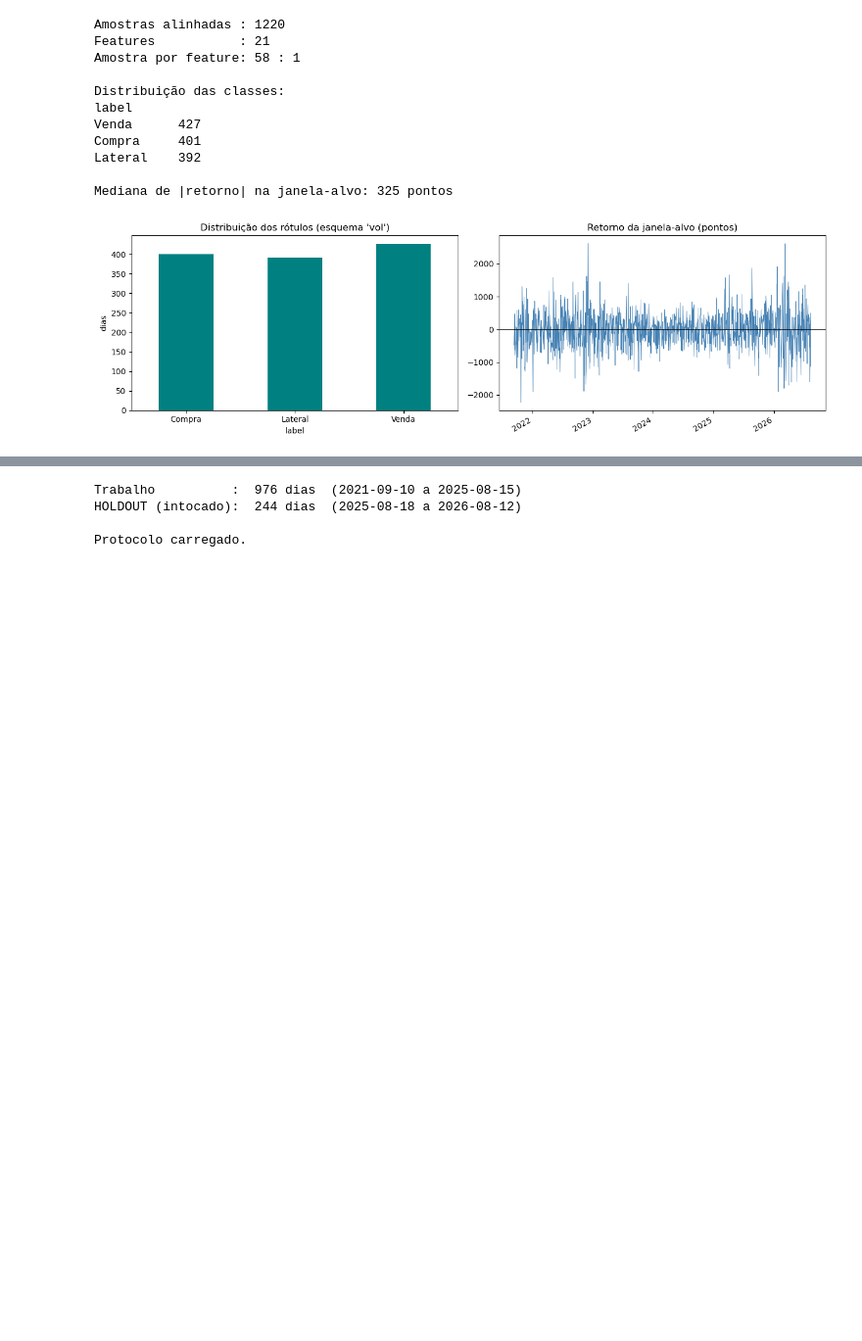
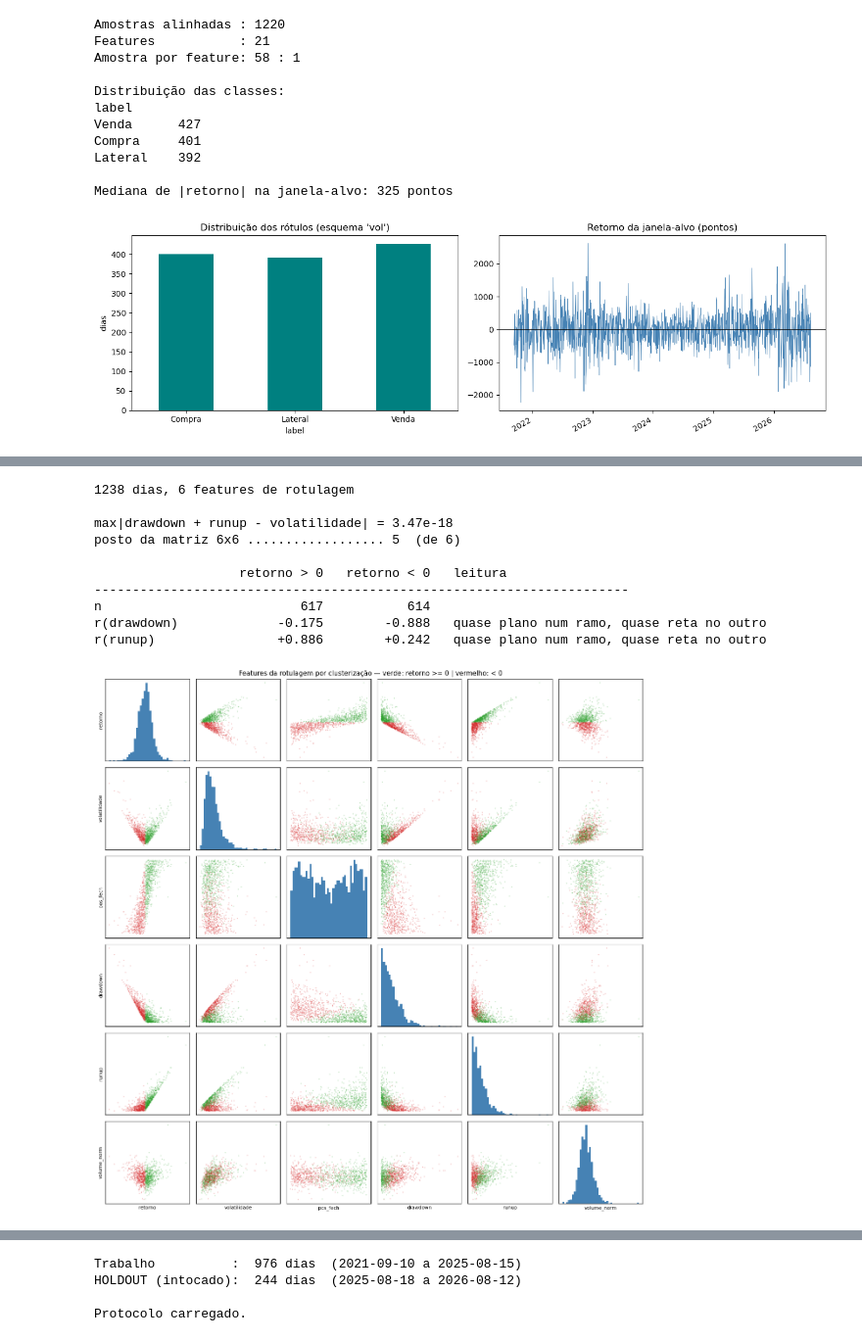
Before and after one commit to marcospontoexe/IA, a Jupyter notebook: predição do mini índice/classificação/classificação Compra-Lateral-Venda do WIN M5.ipynb, the cells around one changed output, grey strips where cells are left out. Shown at 98% size. Drawn from its saved outputs; the diff is of its cells as text; code cells hidden in the pictures; blank space fills up the shorter version.

```diff
--- a/predição do mini índice/classificação/classificação Compra-Lateral-Venda do WIN M5.ipynb
+++ b/predição do mini índice/classificação/classificação Compra-Lateral-Venda do WIN M5.ipynb
@@ -2284,0 +2415,64 @@ Mediana de |retorno| na janela-alvo: 325 pontos
+# %%
+# As 6 features da ideia de rotulagem por clusterização, medidas na janela-alvo.
+# Elas não entram no modelo — a ideia foi abandonada. Reconstruo aqui só para
+# verificar a geometria que fez o K-Means enxergar "estrutura".
+from scipy.stats import pearsonr
+from sklearn.preprocessing import StandardScaler   # ainda não importado nesta altura
+
+_g = df.between_time(*JANELA_ALVO).resample("D").agg(
+    ab=("Abertura", "first"), fe=("Fechamento", "last"),
+    mx=("Maxima", "max"), mn=("Minima", "min"), vol=("Volume_Real", "sum")).dropna()
+
+L = pd.DataFrame(index=_g.index)
+L["retorno"]      = (_g.fe - _g.ab) / _g.ab
+L["volatilidade"] = (_g.mx - _g.mn) / _g.ab
+L["pos_fech"]     = (_g.fe - _g.mn) / (_g.mx - _g.mn)
+L["drawdown"]     = (_g.ab - _g.mn) / _g.ab
+L["runup"]        = (_g.mx - _g.ab) / _g.ab
+L["volume_norm"]  = _g.vol / _g.vol.rolling(20, min_periods=5).mean()
+L = L.dropna()
+
+print(f"{len(L)} dias, {L.shape[1]} features de rotulagem\n")
+print(f"max|drawdown + runup - volatilidade| = "
+      f"{(L.drawdown + L.runup - L.volatilidade).abs().max():.2e}")
+print(f"posto da matriz {L.shape[1]}x{L.shape[1]} .................. "
+      f"{np.linalg.matrix_rank(StandardScaler().fit_transform(L))}  (de {L.shape[1]})\n")
+
+pos, neg = L.retorno > 0, L.retorno < 0
+print(f"{'':<16}{'retorno > 0':>14}{'retorno < 0':>14}   leitura")
+print("-" * 70)
+print(f"{'n':<16}{pos.sum():>14}{neg.sum():>14}")
+for f in ("drawdown", "runup"):
+    a, b = pearsonr(L.retorno[pos], L[f][pos])[0], pearsonr(L.retorno[neg], L[f][neg])[0]
+    print(f"{'r(' + f + ')':<16}{a:>+14.3f}{b:>+14.3f}   "
+          f"{'quase plano num ramo, quase reta no outro'}")
+
+# o pair plot das 6
+cols = list(L.columns)
+fig, eixos = plt.subplots(len(cols), len(cols), figsize=(13, 13))
+cor = np.where(L.retorno >= 0, "tab:green", "tab:red")
+for i, a in enumerate(cols):
+    for j, b in enumerate(cols):
+        ax = eixos[i, j]
+        if i == j:
+            ax.hist(L[a], bins=40, color="steelblue")
+        else:
+            ax.scatter(L[b], L[a], s=3, alpha=0.3, c=cor, linewidths=0)
+        ax.set_xticks([]); ax.set_yticks([])
+        if j == 0: ax.set_ylabel(a, fontsize=8)
+        if i == len(cols) - 1: ax.set_xlabel(b, fontsize=8)
+fig.suptitle("Features da rotulagem por clusterização — verde: retorno >= 0 | vermelho: < 0",
+             fontsize=11)
+plt.tight_layout(); plt.show()
+# %% [output]
+1238 dias, 6 features de rotulagem
+
+max|drawdown + runup - volatilidade| = 3.47e-18
+posto da matriz 6x6 .................. 5  (de 6)
+
+                   retorno > 0   retorno < 0   leitura
+----------------------------------------------------------------------
+n                          617           614
+r(drawdown)             -0.175        -0.888   quase plano num ramo, quase reta no outro
+r(runup)                +0.886        +0.242   quase plano num ramo, quase reta no outro
+[figure, added]
```
Also changed, not shown: parts of 31 cells of this notebook, 8 other files.
